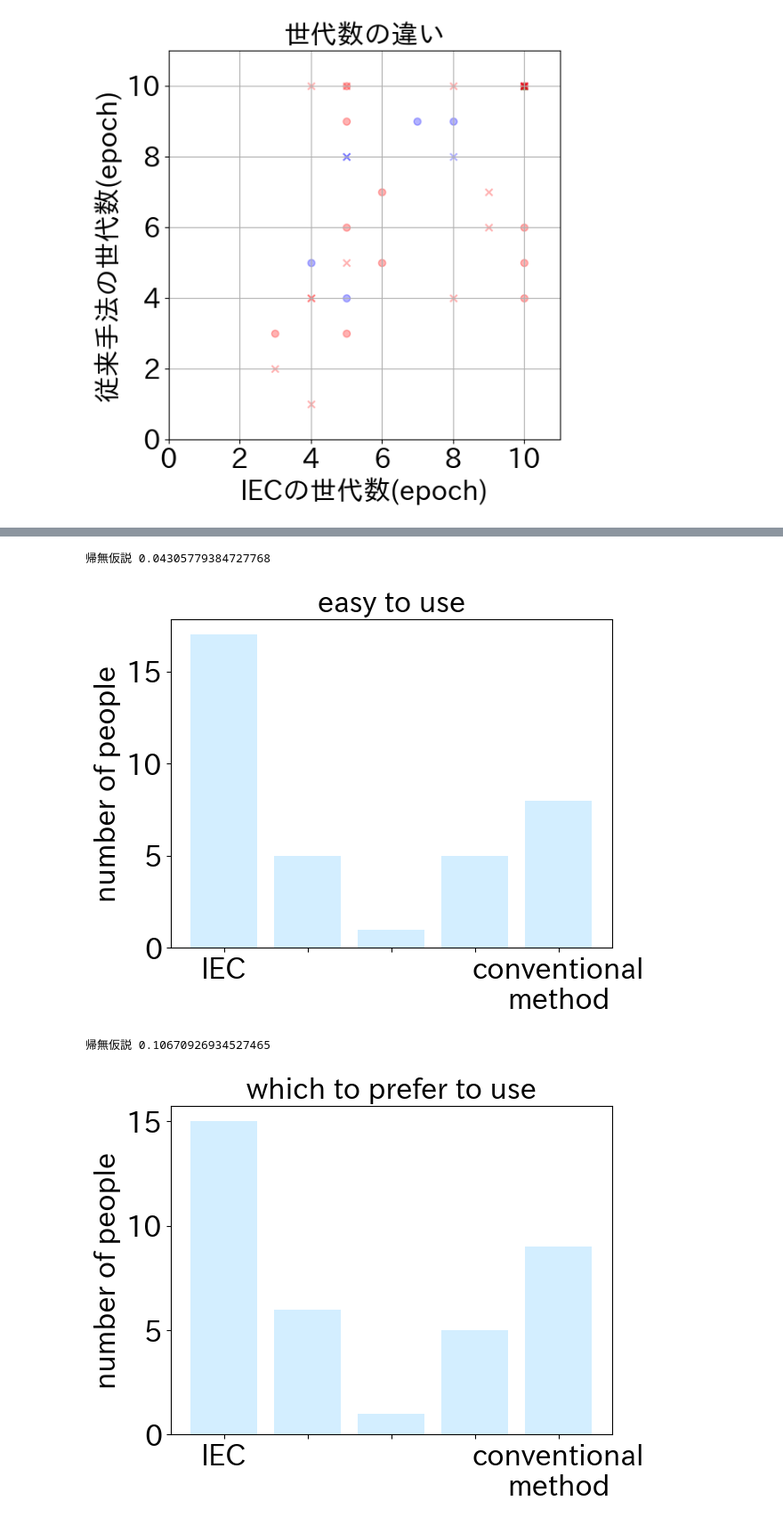
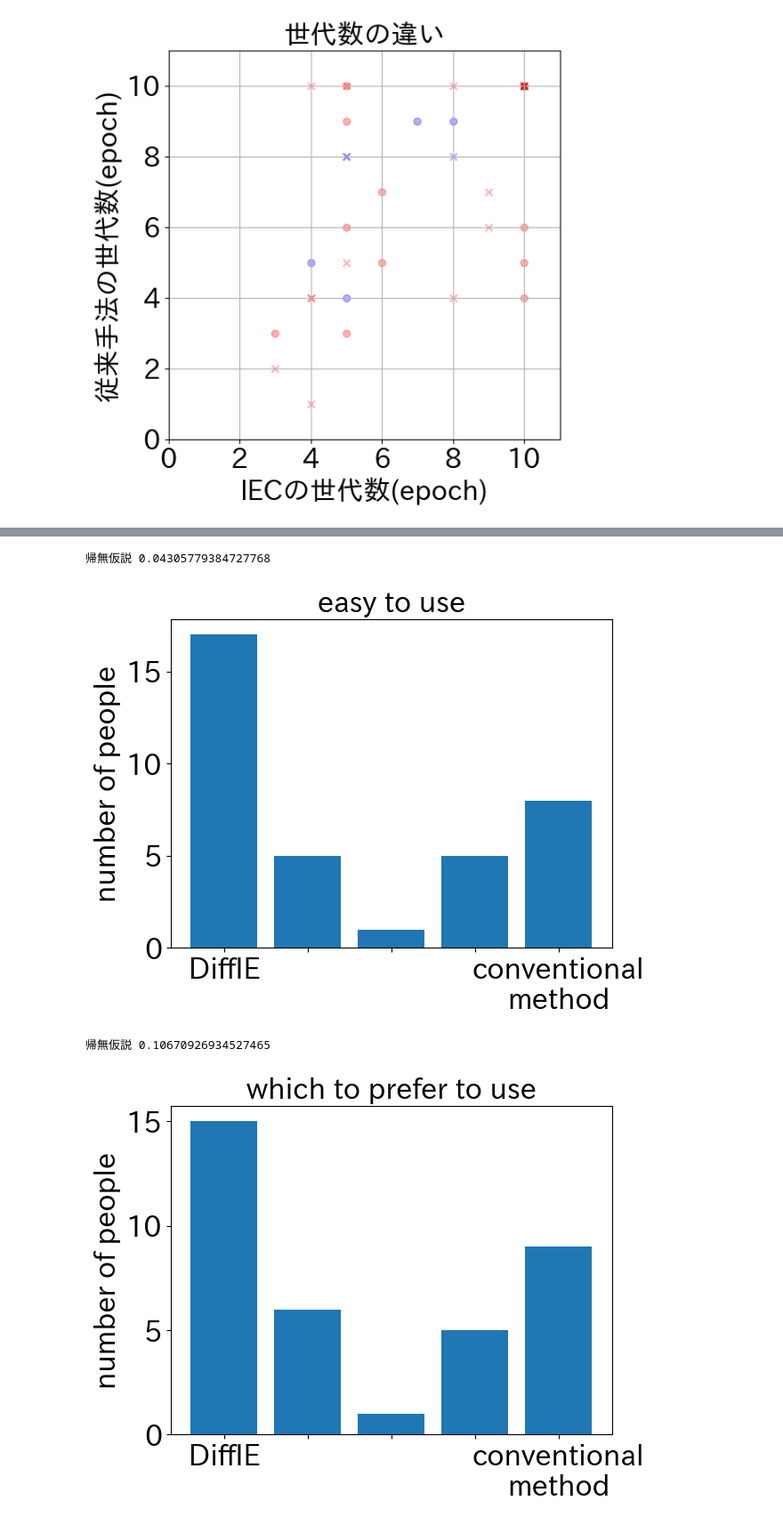
Before and after one commit to haruponponpopon/iec, a Jupyter notebook: dataanalysis/paper_graph_create.ipynb, the cells around one changed output, grey strips where cells are left out. Shown at 89% size. Saved outputs shown, nothing was run; the diff lists cells and outputs as text; code cells hidden in the pictures.

```diff
--- a/dataanalysis/paper_graph_create.ipynb
+++ b/dataanalysis/paper_graph_create.ipynb
@@ -640,7 +663,7 @@ left = np.arange(len(height1))  # numpyで横軸を設定
 
 plt.show()
 
-left = np.array(['IEC', ' ', '　', '  ', 'conventional\nmethod'])
+left = np.array(['DiffIE', ' ', '　', '  ', 'conventional\nmethod'])
 height = np.array([17,5,1,5,8])
 #検定
 # np.mean(data) < ある値 and ttest_1samp(data, ある値).pvalue / 2 < 有意水準 のときに、帰無仮説を棄却します。
@@ -652,7 +675,7 @@ for i in range(len(height)):
 t,p = sp.stats.ttest_1samp(np.array(arr),popmean=3)
 print("帰無仮説",p/2)
 
-plt.bar(left, height, color='#D3EEFF')
+plt.bar(left, height)
 # plt.xlabel("評価（５が最も良い）")
 plt.ylabel("number of people",fontsize=font_size)
 plt.title("easy to use",fontsize=font_size)
@@ -662,36 +685,36 @@ plt.savefig("system_useful_en.pdf", bbox_inches='tight')
 plt.show()
 # %% [output]
 帰無仮説 0.04305779384727768
-[figure, old version]
+[figure, new version]
 # %%
 #今後デザインを行うなら、どちらがよいか
 
 left = np.arange(len(height1))  # numpyで横軸を設定
 
 
 
 plt.show()
 
-left = np.array(['IEC', ' ', '　', '  ', 'conventional\nmethod'])
+left = np.array(['DiffIE', ' ', '　', '  ', 'conventional\nmethod'])
 height = np.array([15,6,1,5,9])
 #検定
 arr = []
 for i in range(len(height)):
     for j in range(height[i]):
         arr.append(i+1)
 t,p = sp.stats.ttest_1samp(np.array(arr),popmean=3)
 print("帰無仮説",p/2)
 
-plt.bar(left, height, color='#D3EEFF')
+plt.bar(left, height)
 # plt.xlabel("評価（５が最も良い）")
 plt.ylabel("number of people",fontsize=font_size)
 plt.title("which to prefer to use",fontsize=font_size)
 plt.tick_params(labelsize=font_size)
 plt.yticks(np.arange(0, 16, step=5))
 plt.savefig("system_pref_en.pdf", bbox_inches='tight')
 plt.show()
 # %% [output]
 帰無仮説 0.10670926934527465
-[figure, old version]
+[figure, new version]
 # %%
 #どれくらい役に立ったか
```
Also changed, not shown: parts of 21 cells of this notebook, 11 other files.
